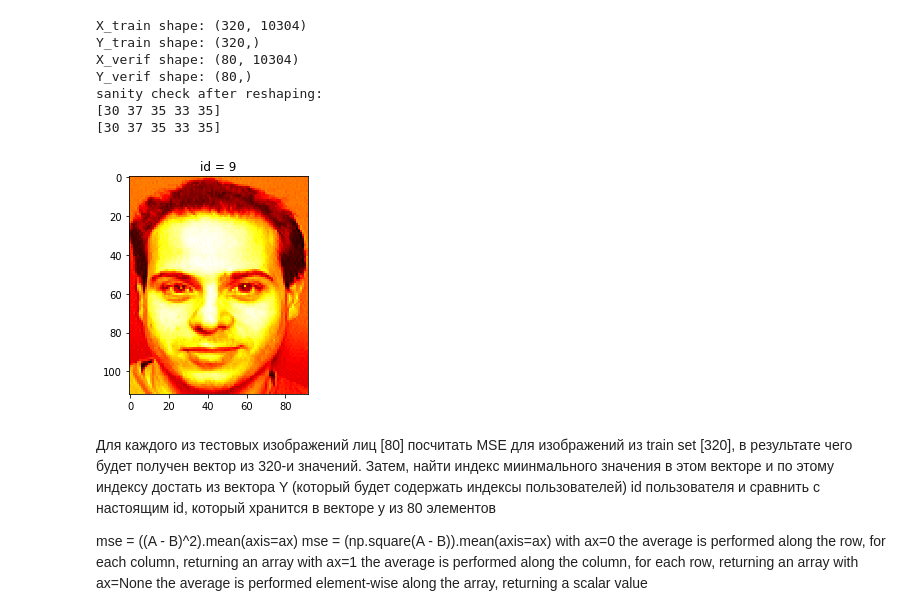
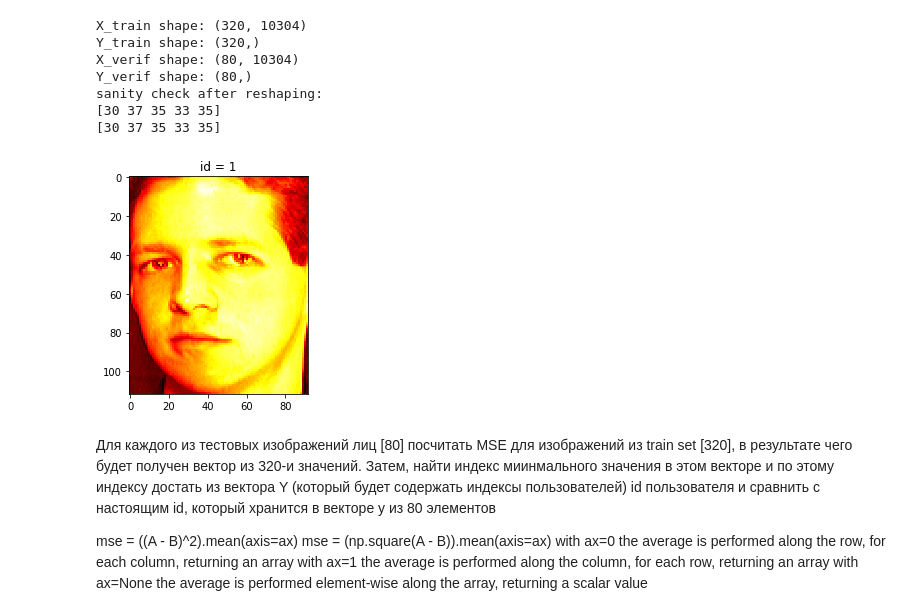
Before and after one commit to adminsolvve/ml_course, a Jupyter notebook: Week_2_FIP/Face_identification_problem.ipynb, the cells around one changed output. Cells and saved outputs as stored; diff of their text form; code cells hidden in the pictures.

```diff
--- a/Week_2_FIP/Face_identification_problem.ipynb
+++ b/Week_2_FIP/Face_identification_problem.ipynb
@@ -124,11 +124,11 @@ sanity check after reshaping:
 [30 37 35 33 35]
 [30 37 35 33 35]
 # %%
-X_train  = X_train/255.
-X_verif  = X_verif/255.
-image_display(X_train,Y_train,71)
+X_train  = X_train/255
+X_verif  = X_verif/255
+image_display(X_train,Y_train,3)
 # %% [output]
-[figure, old version]
+[figure, new version]
 # %% [markdown]
 Для каждого из тестовых изображений лиц [80] посчитать MSE для изображений из train set [320], в результате чего будет получен вектор из 320-и значений.
 Затем, найти индекс миинмального значения в этом векторе и по этому индексу достать из вектора Y (который будет содержать индексы пользователей) id пользователя и сравнить с настоящим id, который хранится в векторе y из 80 элементов
```
Also changed, not shown: parts of 2 cells of this notebook, 2 other files.
